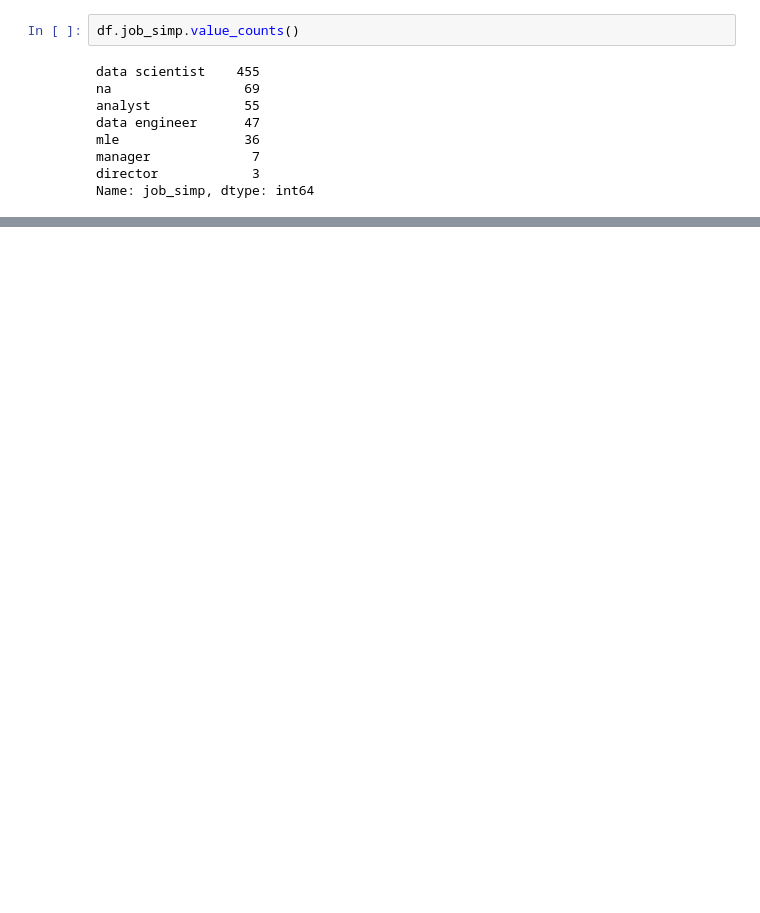
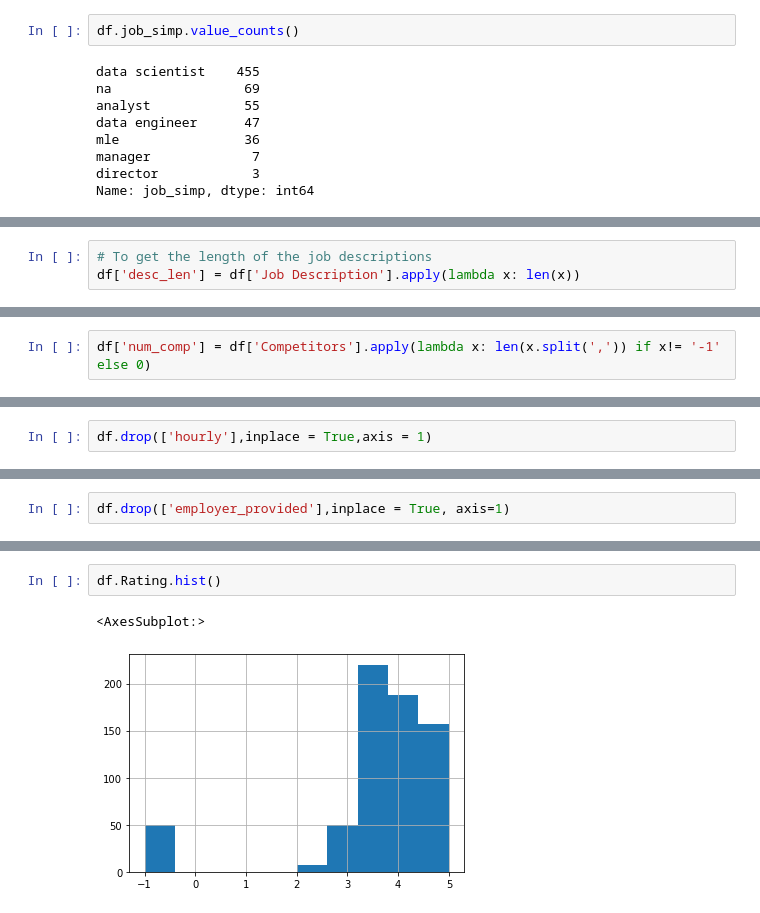
Before and after one commit to adityapoojary/ds_salary_proj, a Jupyter notebook: salary.ipynb, the cells around one changed output, grey strips where cells are left out. Cells and saved outputs as stored; diff of their text form; blank space fills up the shorter version.

```diff
--- a/salary.ipynb
+++ b/salary.ipynb
@@ -93,0 +84,3 @@ Name: job_state, dtype: int64
+# %%
+# To get the length of the job descriptions
+df['desc_len'] = df['Job Description'].apply(lambda x: len(x))
@@ -93,0 +118,2 @@ Name: job_state, dtype: int64
+# %%
+df['num_comp'] = df['Competitors'].apply(lambda x: len(x.split(',')) if x!= '-1' else 0)
@@ -93,0 +140,2 @@ Name: job_state, dtype: int64
+# %%
+df.drop(['hourly'],inplace = True,axis = 1)
@@ -93,0 +147,2 @@ Name: job_state, dtype: int64
+# %%
+df.drop(['employer_provided'],inplace = True, axis=1)
@@ -93,0 +171,5 @@ Name: job_state, dtype: int64
+# %%
+df.Rating.hist()
+# %% [output]
+<AxesSubplot:>
+[figure, added]
```
Also changed, not shown: parts of 30 cells of this notebook.
